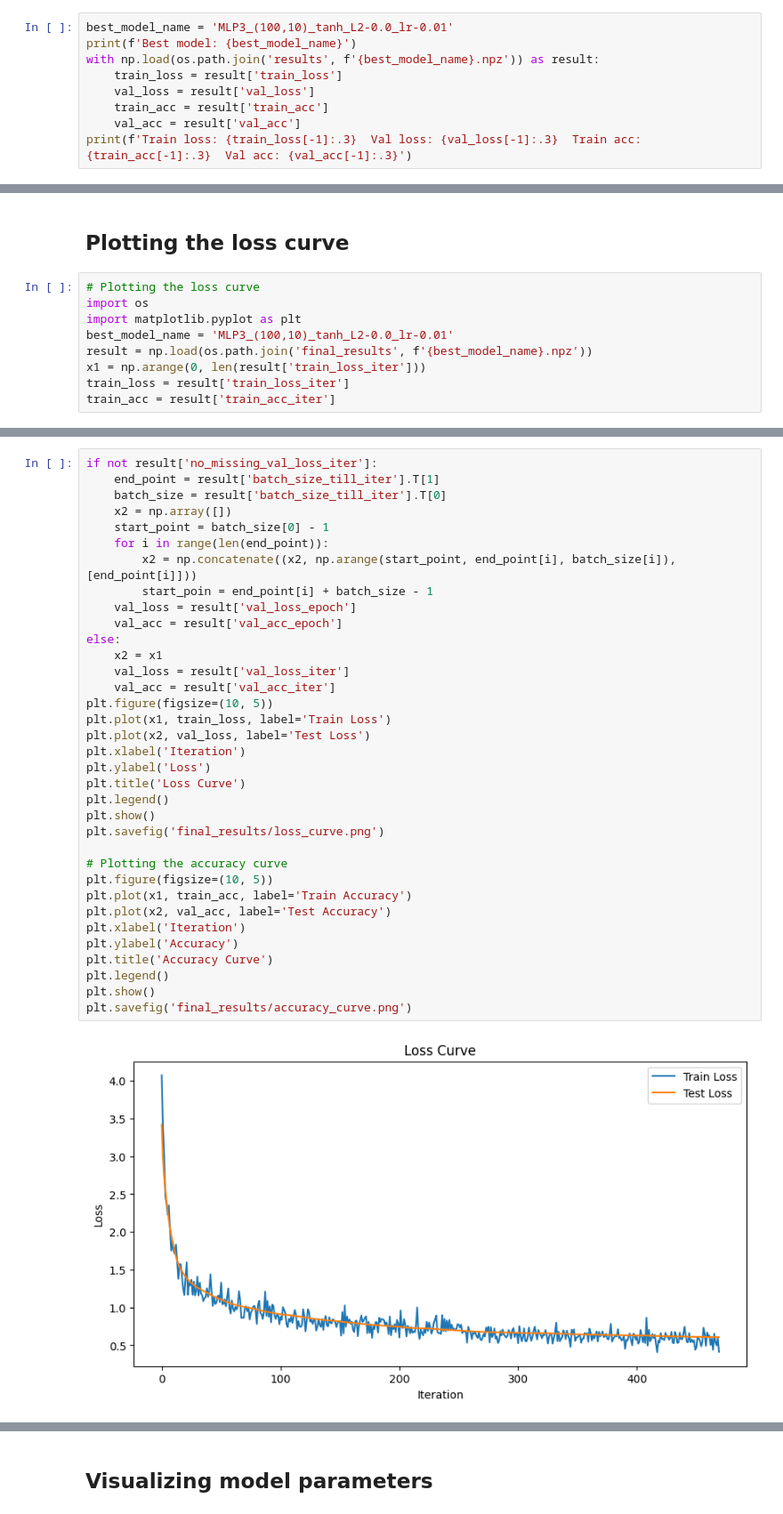
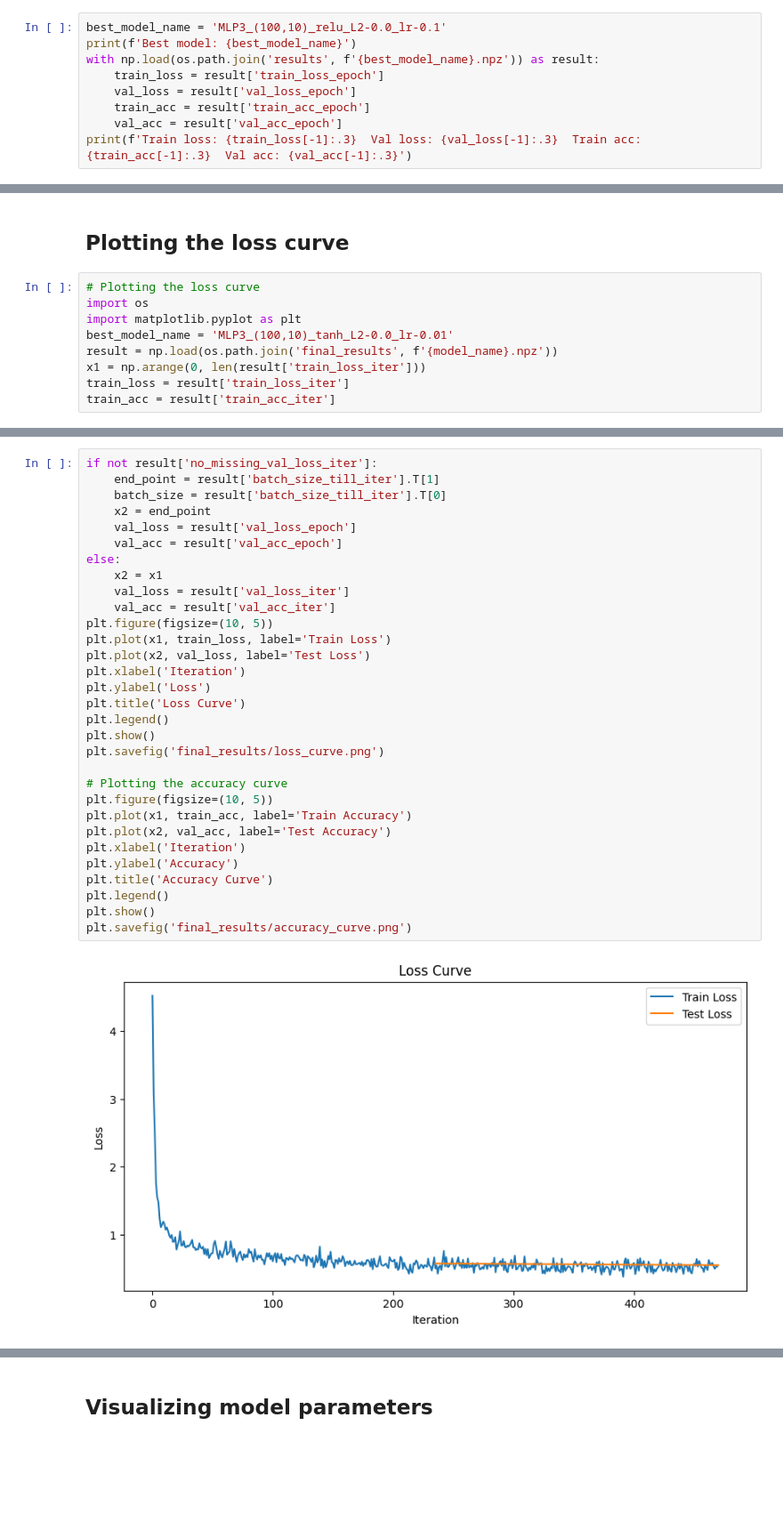
Before and after one commit to mmaaaff/DATA130051-Lab1-Fashion-MNIST-NNFromScratch, a Jupyter notebook: train.ipynb, the cells around one changed output, grey strips where cells are left out. Shown at 89% size. Saved outputs shown, nothing was run; the diff lists cells and outputs as text; blank space fills up the shorter version.

```diff
--- a/train.ipynb
+++ b/train.ipynb
@@ -62,10 +64,10 @@ class MLP3(nn.NeuralNetwork):
 # %%
-best_model_name = 'MLP3_(100,10)_tanh_L2-0.0_lr-0.01'
+best_model_name = 'MLP3_(100,10)_relu_L2-0.0_lr-0.1'
 print(f'Best model: {best_model_name}')
 with np.load(os.path.join('results', f'{best_model_name}.npz')) as result:
-    train_loss = result['train_loss']
-    val_loss = result['val_loss']
-    train_acc = result['train_acc']
-    val_acc = result['val_acc']
+    train_loss = result['train_loss_epoch']
+    val_loss = result['val_loss_epoch']
+    train_acc = result['train_acc_epoch']
+    val_acc = result['val_acc_epoch']
 print(f'Train loss: {train_loss[-1]:.3}  Val loss: {val_loss[-1]:.3}  Train acc: {train_acc[-1]:.3}  Val acc: {val_acc[-1]:.3}')
 # %% [output]
@@ -110,7 +109,7 @@ train_loss_iter val_loss_iter train_acc_iter val_acc_iter train_loss_epoch val_l
 import os
 import matplotlib.pyplot as plt
 best_model_name = 'MLP3_(100,10)_tanh_L2-0.0_lr-0.01'
-result = np.load(os.path.join('final_results', f'{best_model_name}.npz'))
+result = np.load(os.path.join('final_results', f'{model_name}.npz'))
 x1 = np.arange(0, len(result['train_loss_iter']))
 train_loss = result['train_loss_iter']
 train_acc = result['train_acc_iter']
@@ -118,37 +121,33 @@ train_acc = result['train_acc_iter']
 if not result['no_missing_val_loss_iter']:
     end_point = result['batch_size_till_iter'].T[1]
     batch_size = result['batch_size_till_iter'].T[0]
-    x2 = np.array([])
-    start_point = batch_size[0] - 1
-    for i in range(len(end_point)):
-        x2 = np.concatenate((x2, np.arange(start_point, end_point[i], batch_size[i]), [end_point[i]]))
-        start_poin = end_point[i] + batch_size - 1
+    x2 = end_point
     val_loss = result['val_loss_epoch']
     val_acc = result['val_acc_epoch']
 else:
     x2 = x1
     val_loss = result['val_loss_iter']
     val_acc = result['val_acc_iter']
 plt.figure(figsize=(10, 5))
 plt.plot(x1, train_loss, label='Train Loss')
 plt.plot(x2, val_loss, label='Test Loss')
 plt.xlabel('Iteration')
 plt.ylabel('Loss')
 plt.title('Loss Curve')
 plt.legend()
 plt.show()
 plt.savefig('final_results/loss_curve.png')
 
 # Plotting the accuracy curve
 plt.figure(figsize=(10, 5))
 plt.plot(x1, train_acc, label='Train Accuracy')
 plt.plot(x2, val_acc, label='Test Accuracy')
 plt.xlabel('Iteration')
 plt.ylabel('Accuracy')
 plt.title('Accuracy Curve')
 plt.legend()
 plt.show()
 plt.savefig('final_results/accuracy_curve.png')
 # %% [output]
-[figure, old version]
+[figure, new version]
 <Figure size 640x480 with 0 Axes>
```
Also changed, not shown: parts of 12 cells of this notebook, 11 other files.
